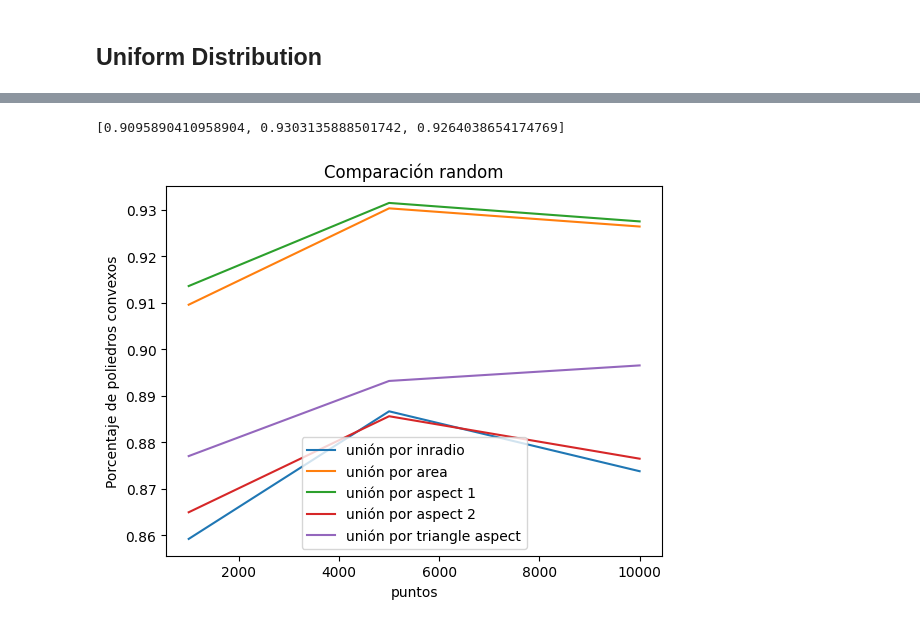
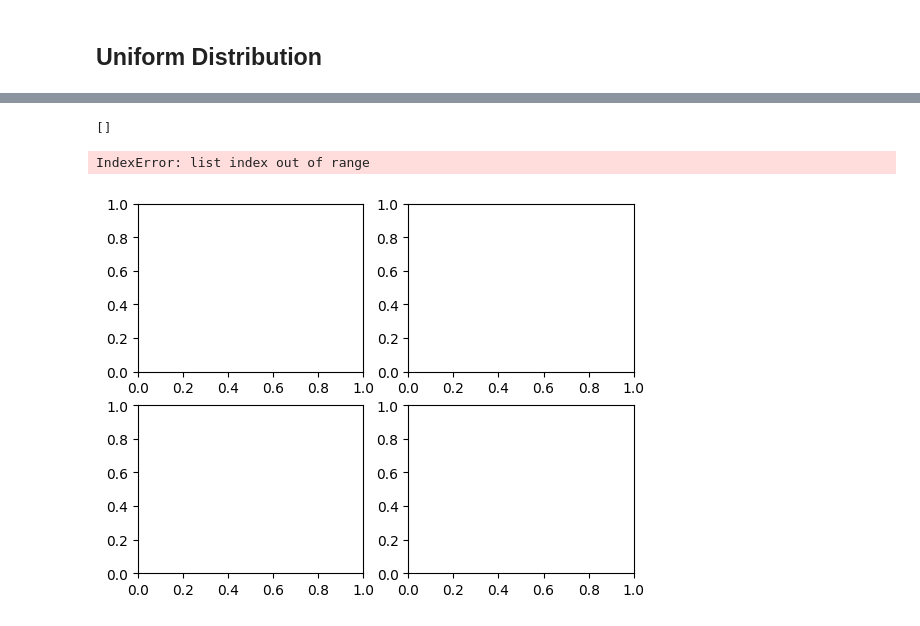
Before and after one commit to Magdalena-Alvarez/3D-Polylla, a Jupyter notebook: Experiments/faceExperiments.ipynb, the cells around one changed output, grey strips where cells are left out. Drawn from its saved outputs; the diff is of its cells as text; code cells hidden in the pictures.

```diff
--- a/Experiments/faceExperiments.ipynb
+++ b/Experiments/faceExperiments.ipynb
@@ -507,13 +620,24 @@ Maximum Area Ratio : 1.338781786984108
 # %%
 n = 20000
 
+print("inradius")
 polylla_mesh_inradious = run_polylla(n,distribution,inradious)
 # polylla_mesh_circumradious = run_polylla(n,distribution,circumradious)
+print("area")
 polylla_mesh_area = run_polylla(n,distribution,area)
+print("aspect ratio 1")
+polylla_mesh_e1 = run_polylla(n,distribution, e1)
+print("aspect ratio 2")
+polylla_mesh_e2 = run_polylla(n,distribution, e2)
+print("triangle aspect")
+polylla_mesh_tra = run_polylla(n,distribution, tri_aspect)
 
 polylla_inradoius.append(polylla_mesh_inradious)
 # polylla_circumradoius .append(polylla_circumradoius)
 polylla_area.append(polylla_mesh_area)
+polylla_e1.append(polylla_mesh_e1)
+polylla_e2.append(polylla_mesh_e2)
+polylla_tra.append(polylla_mesh_tra)
 # %% [output]
 Reading vertex file
 Reading face file
@@ -1085,0 +1373,9 @@ polylla_area.append(polylla_mesh_area)
+# %%
+
+n_list = [1000, 5000, 10000, 15000, 20000, 30000, 40000, 50000]
+distributions = ['random', 'poisson', 'semiuniform', 'uniform']
+flags = ['r', 'a', "are1", "are2"]
+n_experiments = len(n_list)
+# for d in distributions:
+for n in n_list:
+    run_experiment(n,distributions[3])
@@ -1086,23 +1400,31 @@ polylla_area.append(polylla_mesh_area)
 # %%
+print(polylla_inradoius)
+fig, axs = plt.subplots(2,2)
+d = 0
+# print(polylla_inradoius[0][0][1])
+for x in range(2):
+    for y in range(2):
+        # convex_polys_ir = [polylla_inradoius[i][d][1] for i in range(n_experiments)]
+        convex_polys_a = [polylla_area[i][d][1] for i in range(n_experiments)]
+        convex_polys_e1 = [polylla_e1[i][d][1] for i in range(n_experiments)]
+        # convex_polys_e2 = [polylla_e2[i][d][1] for i in range(n_experiments)]
+        # convex_polys_tra = [polylla_tra[i][d][1] for i in range(n_experiments)]
+        print(convex_polys_a)
 
-puntos = [1000,5000,10000]
-convex_polys_ir = [polylla_inradoius[i][1] for i in range(len(puntos))]
-convex_polys_a = [polylla_area[i][1] for i in range(len(puntos))]
-convex_polys_e1 = [polylla_e1[i][1] for i in range(len(puntos))]
-convex_polys_e2 = [polylla_e2[i][1] for i in range(len(puntos))]
-convex_polys_tra = [polylla_tra[i][1] for i in range(len(puntos))]
-print(convex_polys_a)
+        # axs[x,y].plot(n_list,convex_polys_ir, label = 'unión por inradio')
+        axs[x,y].plot(n_list, convex_polys_a, label = 'unión por area')
+        axs[x,y].plot(n_list, convex_polys_e1, label = 'unión por aspect 1')
+        # axs[x,y].plot(n_list, convex_polys_e2, label = 'unión por aspect 2')
+        # axs[x,y].plot(n_list, convex_polys_tra, label = 'unión por triangle aspect')
 
-plt.plot(puntos,convex_polys_ir, label = 'unión por inradio')
-plt.plot(puntos, convex_polys_a, label = 'unión por area')
-plt.plot(puntos, convex_polys_e1, label = 'unión por aspect 1')
-plt.plot(puntos, convex_polys_e2, label = 'unión por aspect 2')
-plt.plot(puntos, convex_polys_tra, label = 'unión por triangle aspect')
+        axs[x,y].set(xlabel = 'puntos')
+        axs[x,y].set_title('Porcentaje convexidad ' + distributions[d])
+        # d+= 1
+for ax in axs.flat:
+    ax.label_outer()
 plt.legend()
-plt.xlabel('puntos')
-plt.ylabel('Porcentaje de poliedros convexos')
-plt.title('Comparación random')
 plt.show()
 # %% [output]
-[0.9095890410958904, 0.9303135888501742, 0.9264038654174769]
+[]
+IndexError: list index out of range
-[figure, old version]
+[figure, new version]
```
Also changed, not shown: parts of 28 cells of this notebook, 44 other files.
